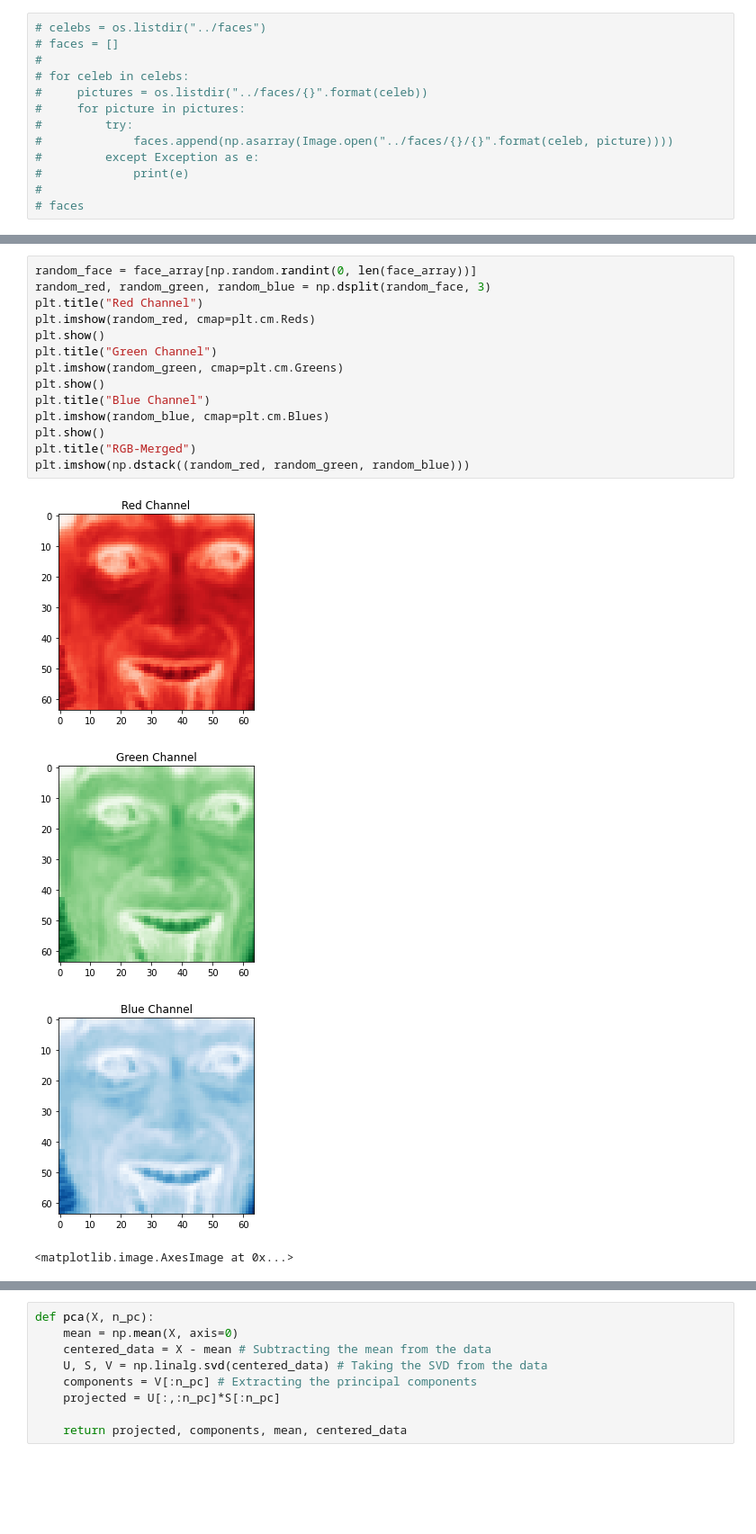
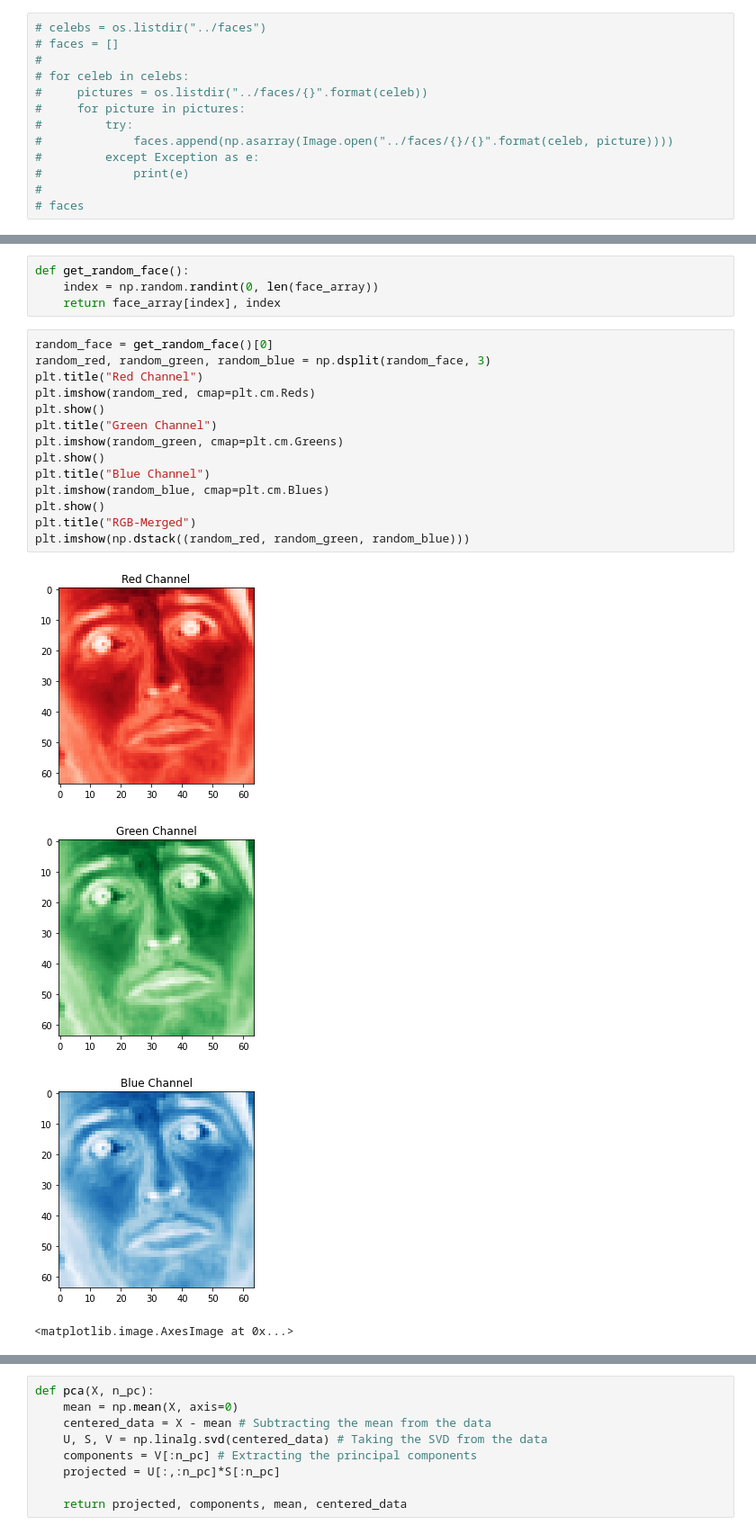
Before and after one commit to PrathamRawat/eigenfaces, a Jupyter notebook: code/eigenface algorithm.ipynb, the cells around one changed output, grey strips where cells are left out. Shown at 90% size. Saved outputs shown, nothing was run; the diff lists cells and outputs as text; blank space fills up the shorter version.

```diff
--- a/code/eigenface algorithm.ipynb
+++ b/code/eigenface algorithm.ipynb
@@ -40,19 +40,23 @@ plt.imshow(face_array[np.random.randint(0, len(face_array))], cmap=plt.cm.rainbo
+# %%
+def get_random_face():
+    index = np.random.randint(0, len(face_array))
+    return face_array[index], index
 # %%
-random_face = face_array[np.random.randint(0, len(face_array))]
+random_face = get_random_face()[0]
 random_red, random_green, random_blue = np.dsplit(random_face, 3)
 plt.title("Red Channel")
 plt.imshow(random_red, cmap=plt.cm.Reds)
 plt.show()
 plt.title("Green Channel")
 plt.imshow(random_green, cmap=plt.cm.Greens)
 plt.show()
 plt.title("Blue Channel")
 plt.imshow(random_blue, cmap=plt.cm.Blues)
 plt.show()
 plt.title("RGB-Merged")
 plt.imshow(np.dstack((random_red, random_green, random_blue)))
 # %% [output]
-[figure, old version]
+[figure, new version]
-[figure, old version]
+[figure, new version]
-[figure, old version]
+[figure, new version]
 <matplotlib.image.AxesImage at 0x...>
```
Also changed, not shown: parts of 25 cells of this notebook.
